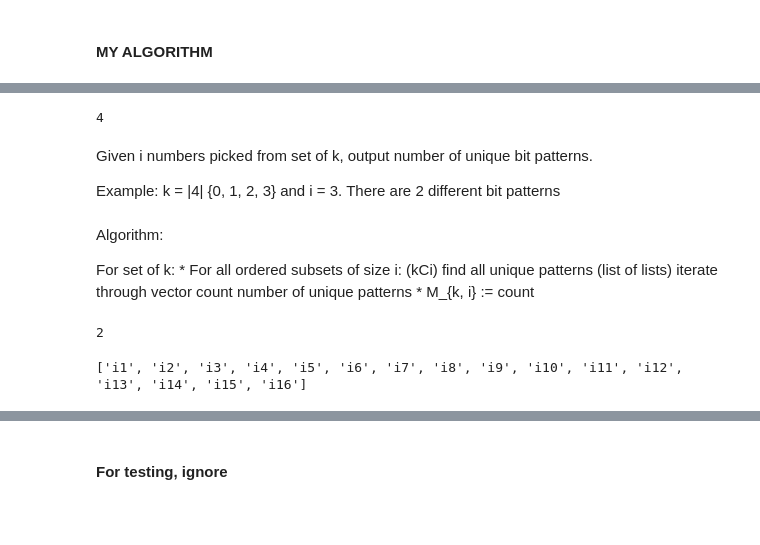
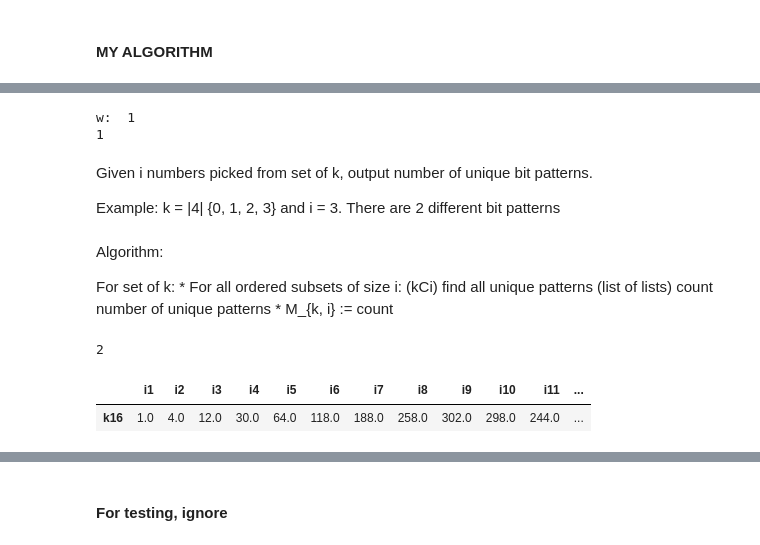
Before and after one commit to majk12/ore, a Jupyter notebook: ore_BbB_bayes.ipynb, the cells around one changed output, grey strips where cells are left out. Cells and saved outputs as stored; diff of their text form; code cells hidden in the pictures; blank space fills up the shorter version.

```diff
--- a/ore_BbB_bayes.ipynb
+++ b/ore_BbB_bayes.ipynb
@@ -32,10 +36,14 @@ def npPos(n1, n2):
     pos = w - floor(log2(xorval))
     return pos
 # %%
+k = 2
+w = (k-1).bit_length()
+print("w: ", w)
 n1, n2 = 0, 1
-print(npPos(n1, n2))
+print(npPos(n1, n2, w))
 # %% [output]
-4
+w:  1
+1
 # %% [markdown]
 Given i numbers picked from set of k, output number of unique bit patterns.
 
@@ -46,24 +54,20 @@ Algorithm:
 For set of k:
     * For all ordered subsets of size i: (kCi)
         find all unique patterns (list of lists)
-            iterate through vector
         count number of unique patterns
     * M_{k, i} := count
 # %%
 def unique_ki(k,i):
     ki_combo = combinations(range(k),i)
     big_pos_list = []
+    w = (k-1).bit_length()
     for s in ki_combo: #for each set in ki_combo
-        # print("s: ", s)
         pos_list = []
         for n1, n2 in zip(s, s[1:]):
-            # print("n1: ", n1, " and n2: ", n2)
-            n1n2_pos = npPos(n1, n2)
-            # print("n1n2 position: ", n1n2_pos)
+            n1n2_pos = npPos(n1, n2, w)
             pos_list.append(n1n2_pos)
         if pos_list not in big_pos_list:
             big_pos_list.append(pos_list)
-    #print(big_pos_list)
     return len(big_pos_list)
 # %%
 k = 4 # {0-3}
@@ -72,13 +76,38 @@ u = unique_ki(k,i)
 print(u)
 # %% [output]
 2
-# %%
-i_limit = 16
-i_col = []
-for i in range(i_limit):
-    i_str = ""
-    i_str += "i" + str(i+1)
-    i_col.append(i_str)
-print(i_col)
-# %% [output]
-['i1', 'i2', 'i3', 'i4', 'i5', 'i6', 'i7', 'i8', 'i9', 'i10', 'i11', 'i12', 'i13', 'i14', 'i15', 'i16']
+# %%
+def bit_pattern_fork(k, i_limit):
+    zero_data = np.zeros(shape=(1,i_limit)) # 1 row for 1 k
+
+    i_col = []
+    for i in range(i_limit):
+        i_str = ""
+        i_str += "i" + str(i+1) # 1 - i_limit
+        i_col.append(i_str)
+
+    k_row = []
+    k_str = ""
+    k_str += "k" + str(k)
+    k_row.append(k_str)
+
+    df = pd.DataFrame(zero_data, index=k_row, columns = i_col)
+    df.rename_axis('k')
+
+    for i in range(i_limit):
+        i_str = ""
+        i_str += "i" + str(i+1)
+        if i > k:
+            df.at[k_str, i_str] = 0.0
+        else:
+            print("i: ", i)
+            u = unique_ki(k,i+1)
+            print("u: ", u)
+            df.at[k_str, i_str] = u
+    return df
+# %%
+TEST = bit_pattern_fork(16, 16)
+TEST
+# %% [output]
+|  | i1 | i2 | i3 | i4 | i5 | i6 | i7 | i8 | i9 | i10 | i11 | ... |
+| k16 | 1.0 | 4.0 | 12.0 | 30.0 | 64.0 | 118.0 | 188.0 | 258.0 | 302.0 | 298.0 | 244.0 | ... |
```
Also changed, not shown: parts of 34 cells of this notebook.
